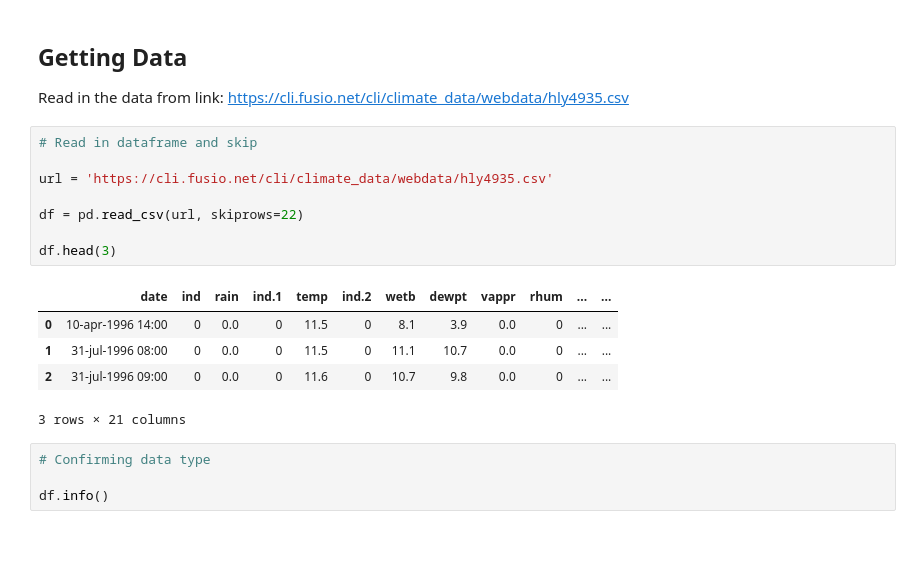
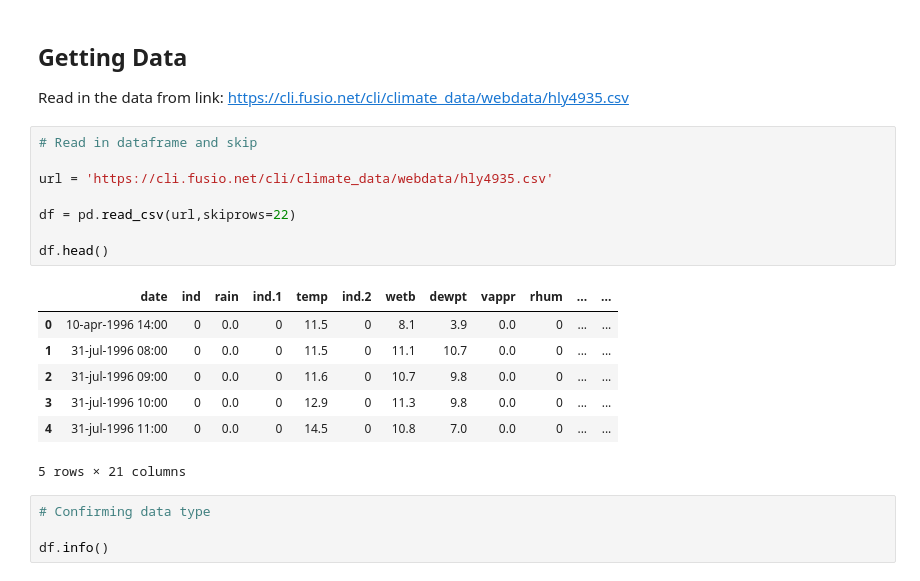
Before and after one commit to filipekojak88/PFDA, a Jupyter notebook: assignment_6_Weather.ipynb, the cells around one changed output. Drawn from its saved outputs; the diff is of its cells as text; blank space fills up the shorter version.

```diff
--- a/assignment_6_Weather.ipynb
+++ b/assignment_6_Weather.ipynb
@@ -33,17 +33,19 @@ Read in the data from link: https://cli.fusio.net/cli/climate_data/webdata/hly49
 # %%
 # Read in dataframe and skip
 
 url = 'https://cli.fusio.net/cli/climate_data/webdata/hly4935.csv'
 
-df = pd.read_csv(url, skiprows=22)
+df = pd.read_csv(url,skiprows=22)
 
-df.head(3)
+df.head()
 # %% [output]
 |  | date | ind | rain | ind.1 | temp | ind.2 | wetb | dewpt | vappr | rhum | ... | ... |
 | 0 | 10-apr-1996 14:00 | 0 | 0.0 | 0 | 11.5 | 0 | 8.1 | 3.9 | 0.0 | 0 | ... | ... |
 | 1 | 31-jul-1996 08:00 | 0 | 0.0 | 0 | 11.5 | 0 | 11.1 | 10.7 | 0.0 | 0 | ... | ... |
 | 2 | 31-jul-1996 09:00 | 0 | 0.0 | 0 | 11.6 | 0 | 10.7 | 9.8 | 0.0 | 0 | ... | ... |
+| 3 | 31-jul-1996 10:00 | 0 | 0.0 | 0 | 12.9 | 0 | 11.3 | 9.8 | 0.0 | 0 | ... | ... |
+| 4 | 31-jul-1996 11:00 | 0 | 0.0 | 0 | 14.5 | 0 | 10.8 | 7.0 | 0.0 | 0 | ... | ... |
-3 rows × 21 columns
+5 rows × 21 columns
 # %%
 # Confirming data type
 
```
Also changed, not shown: parts of 11 cells of this notebook.
